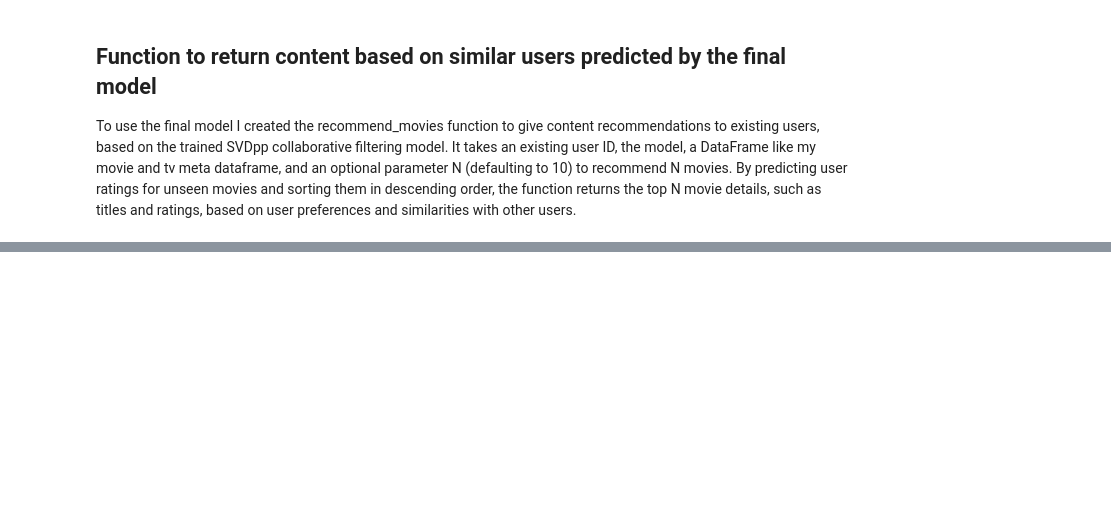
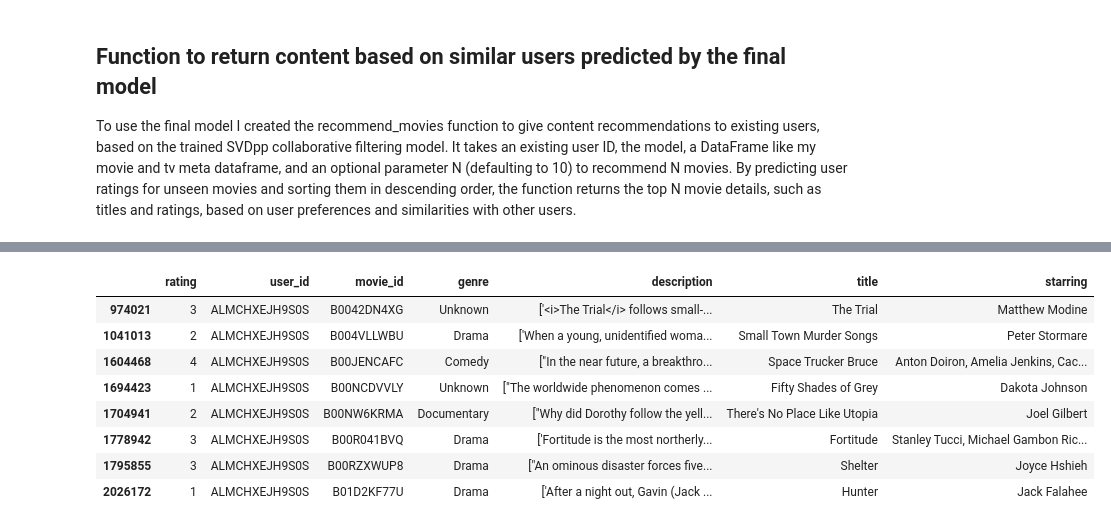
Before and after one commit to ImMaxRoss/film_finder, a Jupyter notebook: collaborative_filtering.ipynb, the cells around one changed output, grey strips where cells are left out. Saved outputs shown, nothing was run; the diff lists cells and outputs as text; code cells hidden in the pictures; blank space fills up the shorter version.

```diff
--- a/collaborative_filtering.ipynb
+++ b/collaborative_filtering.ipynb
@@ -264,0 +251,12 @@ The user_id # for these recommendations is A1WHHAHIOC21I5 and they have reviewed
+# %%
+df_meta[df_meta['user_id'] == 'ALMCHXEJH9S0S']
+# %% [output]
+|  | rating | user_id | movie_id | genre | description | title | starring |
+| 974021 | 3 | ALMCHXEJH9S0S | B0042DN4XG | Unknown | ['<i>The Trial</i> follows small-... | The Trial | Matthew Modine |
+| 1041013 | 2 | ALMCHXEJH9S0S | B004VLLWBU | Drama | ['When a young, unidentified woma... | Small Town Murder Songs | Peter Stormare |
+| 1604468 | 4 | ALMCHXEJH9S0S | B00JENCAFC | Comedy | ["In the near future, a breakthro... | Space Trucker Bruce | Anton Doiron, Amelia Jenkins, Cac... |
+| 1694423 | 1 | ALMCHXEJH9S0S | B00NCDVVLY | Unknown | ["The worldwide phenomenon comes ... | Fifty Shades of Grey | Dakota Johnson |
+| 1704941 | 2 | ALMCHXEJH9S0S | B00NW6KRMA | Documentary | ["Why did Dorothy follow the yell... | There's No Place Like Utopia | Joel Gilbert |
+| 1778942 | 3 | ALMCHXEJH9S0S | B00R041BVQ | Drama | ['Fortitude is the most northerly... | Fortitude | Stanley Tucci, Michael Gambon Ric... |
+| 1795855 | 3 | ALMCHXEJH9S0S | B00RZXWUP8 | Drama | ["An ominous disaster forces five... | Shelter | Joyce Hshieh |
+| 2026172 | 1 | ALMCHXEJH9S0S | B01D2KF77U | Drama | ['After a night out, Gavin (Jack ... | Hunter | Jack Falahee |
```
Also changed, not shown: parts of 14 cells of this notebook, 5 other files.
